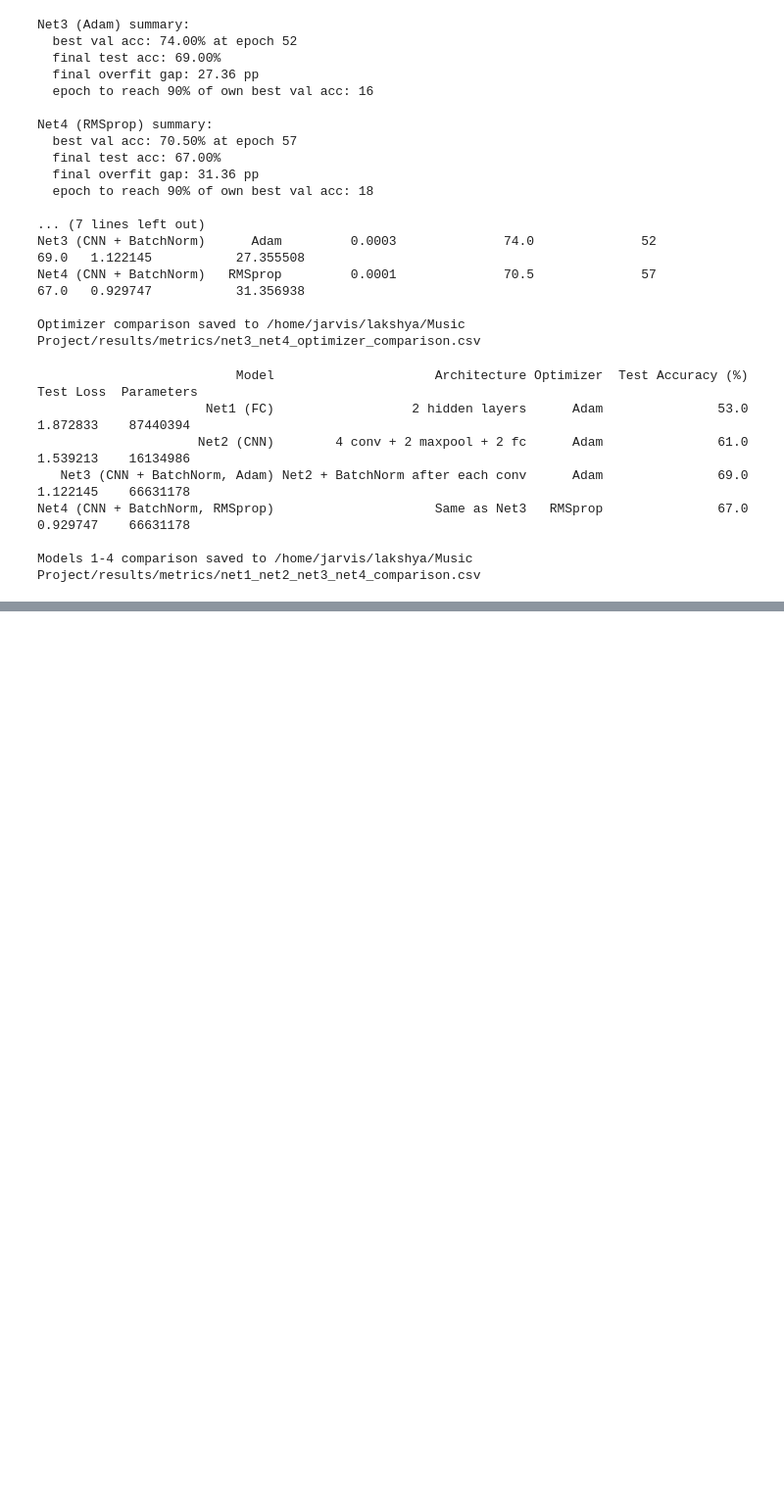
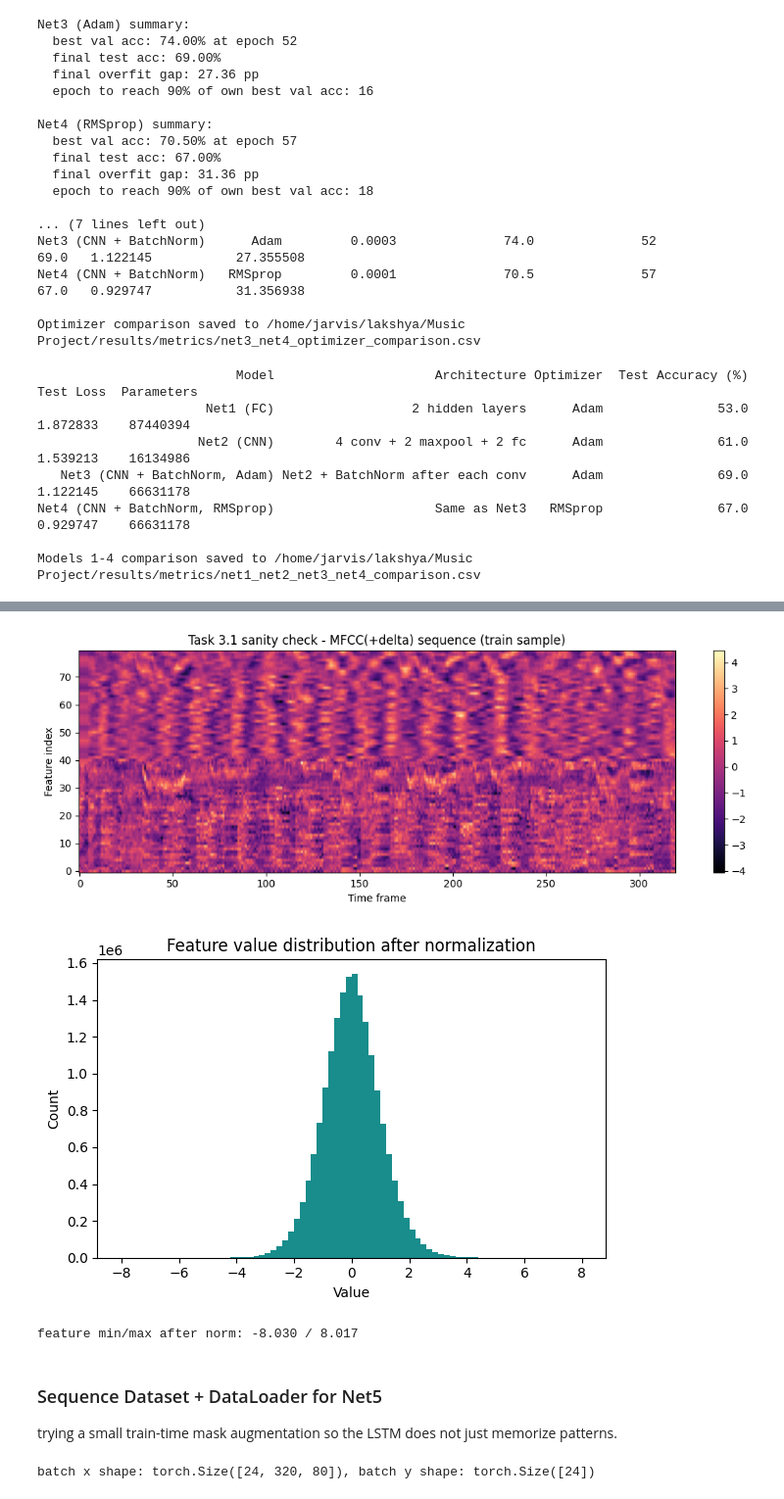
Before and after one commit to LakshyaMaharshi/Music-Genre-Classification-Project, a Jupyter notebook: notebooks/music_genre_classification.ipynb, the cells around one changed output, grey strips where cells are left out. Shown at 98% size. Cells and saved outputs as stored; diff of their text form; code cells hidden in the pictures; blank space fills up the shorter version.

```diff
--- a/notebooks/music_genre_classification.ipynb
+++ b/notebooks/music_genre_classification.ipynb
@@ -1560,0 +1835,75 @@ Models 1-4 comparison saved to /home/jarvis/lakshya/Music Project/results/metric
+# %%
+# quick feature visuals for report + sanity checks
+sample_idx = 3
+
+plt.figure(figsize=(11, 4))
+plt.imshow(train_x[sample_idx].T, aspect='auto', origin='lower', cmap='magma')
+plt.colorbar()
+plt.title('Task 3.1 sanity check - MFCC(+delta) sequence (train sample)')
+plt.xlabel('Time frame')
+plt.ylabel('Feature index')
+plt.tight_layout()
+plt.show()
+
+plt.figure(figsize=(6, 4))
+plt.hist(train_x.reshape(-1), bins=80, alpha=0.9, color='teal')
+plt.title('Feature value distribution after normalization')
+plt.xlabel('Value')
+plt.ylabel('Count')
+plt.tight_layout()
+plt.show()
+
+print(f'feature min/max after norm: {train_x.min():.3f} / {train_x.max():.3f}')
+# %% [output]
+[figure, added]
+[figure, added]
+feature min/max after norm: -8.030 / 8.017
+# %% [markdown]
+### Sequence Dataset + DataLoader for Net5
+trying a small train-time mask augmentation so the LSTM does not just memorize patterns.
+# %%
+class GTZANAudioSequenceDataset(Dataset):
+    def __init__(self, x, y, augment=False):
+        self.x = x
+        self.y = y
+        self.augment = augment
+
+    def __len__(self):
+        return len(self.y)
+
+    def __getitem__(self, idx):
+        seq = self.x[idx].copy()  # (time, feature)
+        label = int(self.y[idx])
+
+        if self.augment:
+            # TODO: maybe tune these mask ranges later
+            if np.random.rand() < 0.55:
+                t = np.random.randint(8, 45)
+                t0 = np.random.randint(0, max(1, seq.shape[0] - t))
+                seq[t0:t0 + t, :] = 0.0
+
+            if np.random.rand() < 0.45:
+                f = np.random.randint(2, 10)
+                f0 = np.random.randint(0, max(1, seq.shape[1] - f))
+                seq[:, f0:f0 + f] = 0.0
+
+            if np.random.rand() < 0.35:
+                seq += np.random.normal(0, 0.01, size=seq.shape).astype(np.float32)
+
+        return torch.tensor(seq, dtype=torch.float32), label
+
+
+SEQ_BATCH = 24  # tried 32 first, but this is a bit safer for LSTM memory
+seq_train_ds = GTZANAudioSequenceDataset(train_x, train_y, augment=True)
+seq_val_ds = GTZANAudioSequenceDataset(val_x, val_y, augment=False)
+seq_test_ds = GTZANAudioSequenceDataset(test_x, test_y, augment=False)
+
+seq_train_loader = DataLoader(seq_train_ds, batch_size=SEQ_BATCH, shuffle=True, num_workers=2, pin_memory=PIN_MEMORY)
+seq_val_loader = DataLoader(seq_val_ds, batch_size=SEQ_BATCH, shuffle=False, num_workers=2, pin_memory=PIN_MEMORY)
+seq_test_loader = DataLoader(seq_test_ds, batch_size=SEQ_BATCH, shuffle=False, num_workers=2, pin_memory=PIN_MEMORY)
+
+xb, yb = next(iter(seq_train_loader))
+print(f'batch x shape: {xb.shape}, batch y shape: {yb.shape}')
+assert xb.ndim == 3 and xb.shape[1] == MAX_FRAMES_NET5, f'unexpected seq batch shape: {xb.shape}'
+# %% [output]
+batch x shape: torch.Size([24, 320, 80]), batch y shape: torch.Size([24])
```
Also changed, not shown: parts of 5 cells of this notebook.
